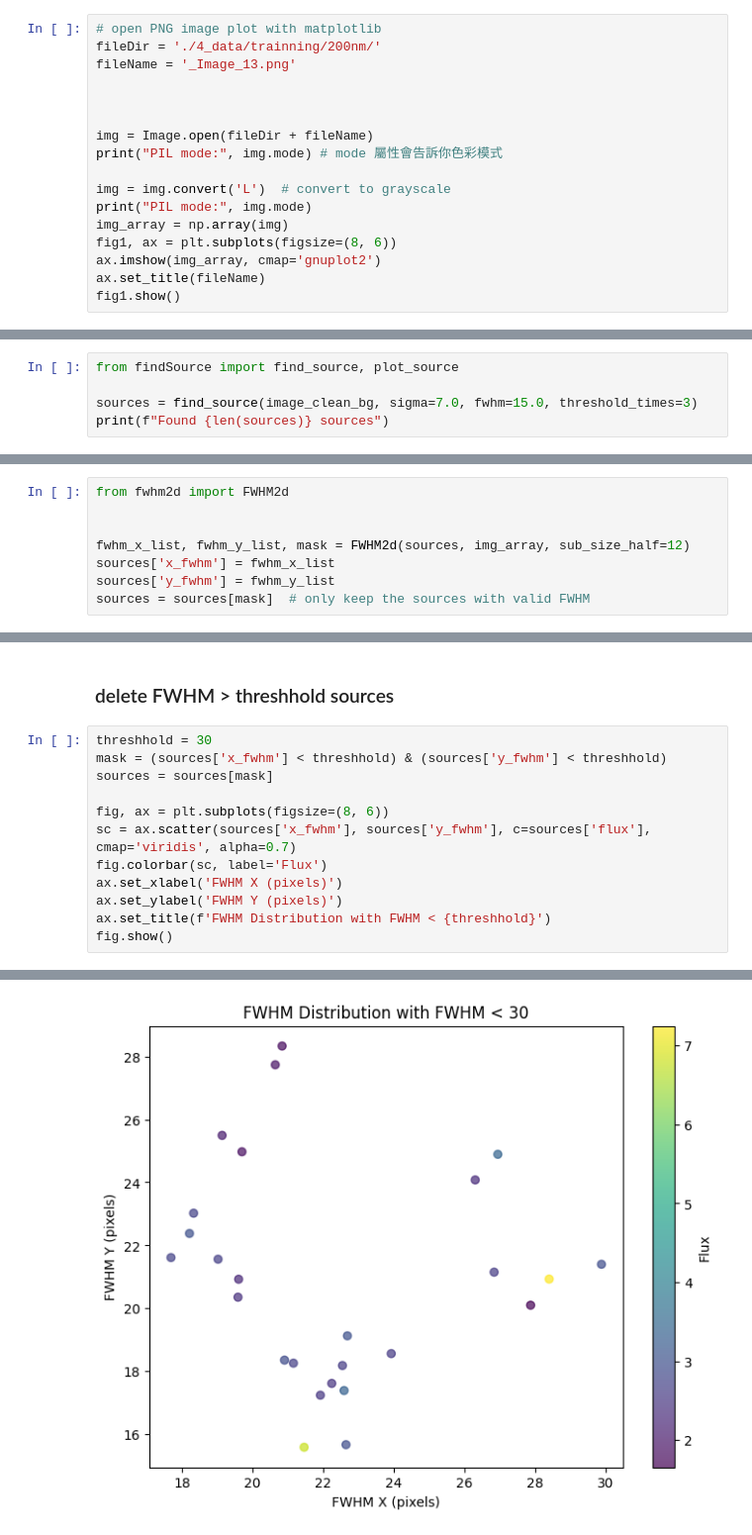
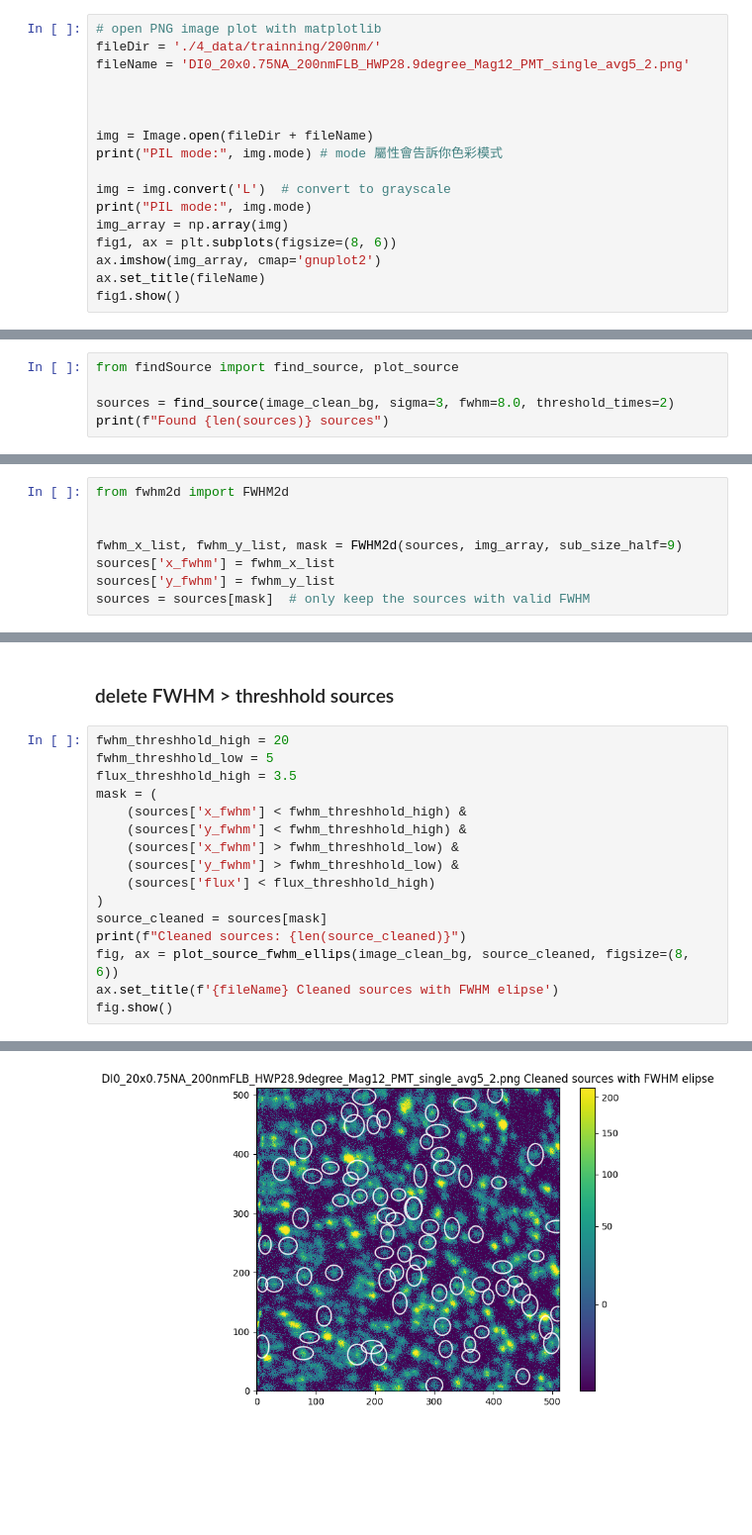
Before and after one commit to nebula0/FWHM-measure, a Jupyter notebook: FWHM2.ipynb, the cells around one changed output, grey strips where cells are left out. Shown at 99% size. Cells and saved outputs as stored; diff of their text form; blank space fills up the shorter version.

```diff
--- a/FWHM2.ipynb
+++ b/FWHM2.ipynb
@@ -7,7 +7,7 @@ import matplotlib.pyplot as plt
 # %%
 # open PNG image plot with matplotlib
 fileDir = './4_data/trainning/200nm/'
-fileName = '_Image_13.png'
+fileName = 'DI0_20x0.75NA_200nmFLB_HWP28.9degree_Mag12_PMT_single_avg5_2.png'
 
 
 
@@ -52,6 +52,6 @@ fig.show()
 # %%
 from findSource import find_source, plot_source
 
-sources = find_source(image_clean_bg, sigma=7.0, fwhm=15.0, threshold_times=3)
+sources = find_source(image_clean_bg, sigma=3, fwhm=8.0, threshold_times=2)
 print(f"Found {len(sources)} sources")
 # %% [output]
@@ -76,7 +76,7 @@ since we don't know fwhm, the fitting iteration is high, in this case = 10000
 from fwhm2d import FWHM2d
 
 
-fwhm_x_list, fwhm_y_list, mask = FWHM2d(sources, img_array, sub_size_half=12)
+fwhm_x_list, fwhm_y_list, mask = FWHM2d(sources, img_array, sub_size_half=9)
 sources['x_fwhm'] = fwhm_x_list
 sources['y_fwhm'] = fwhm_y_list
 sources = sources[mask]  # only keep the sources with valid FWHM
@@ -111,15 +112,19 @@ fig.show()
 # %% [markdown]
 ### delete FWHM > threshhold sources
 # %%
-threshhold = 30
-mask = (sources['x_fwhm'] < threshhold) & (sources['y_fwhm'] < threshhold)
-sources = sources[mask]
-
-fig, ax = plt.subplots(figsize=(8, 6))
-sc = ax.scatter(sources['x_fwhm'], sources['y_fwhm'], c=sources['flux'], cmap='viridis', alpha=0.7)
-fig.colorbar(sc, label='Flux')
-ax.set_xlabel('FWHM X (pixels)')
-ax.set_ylabel('FWHM Y (pixels)')
-ax.set_title(f'FWHM Distribution with FWHM < {threshhold}')
+fwhm_threshhold_high = 20
+fwhm_threshhold_low = 5
+flux_threshhold_high = 3.5
+mask = (
+    (sources['x_fwhm'] < fwhm_threshhold_high) &
+    (sources['y_fwhm'] < fwhm_threshhold_high) &
+    (sources['x_fwhm'] > fwhm_threshhold_low) &
+    (sources['y_fwhm'] > fwhm_threshhold_low) &
+    (sources['flux'] < flux_threshhold_high)
+)
+source_cleaned = sources[mask]
+print(f"Cleaned sources: {len(source_cleaned)}")
+fig, ax = plot_source_fwhm_ellips(image_clean_bg, source_cleaned, figsize=(8, 6))
+ax.set_title(f'{fileName} Cleaned sources with FWHM elipse')
 fig.show()
 # %% [output]
@@ -126 +132 @@ fig.show()
-[figure, old version]
+[figure, new version]
```
Also changed, not shown: parts of 47 cells of this notebook, 3 other files.
